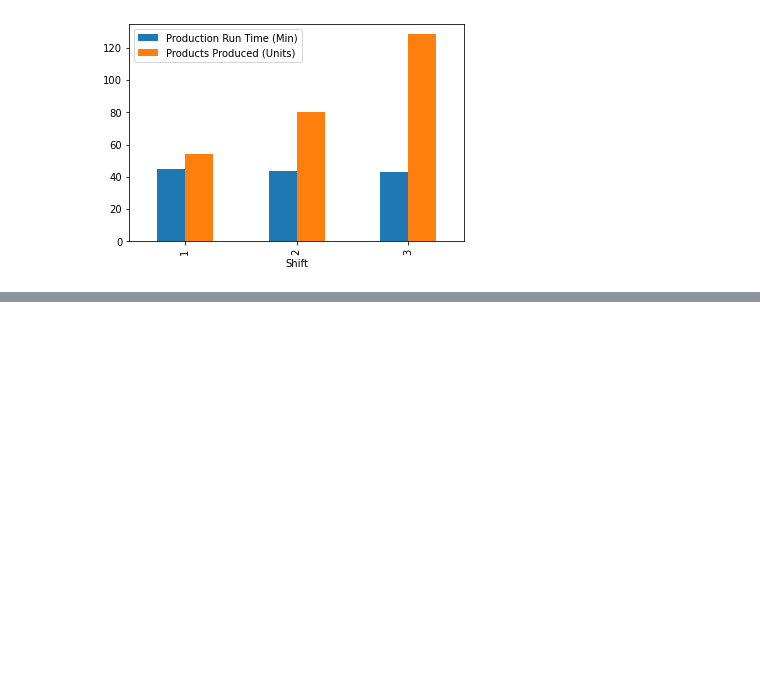
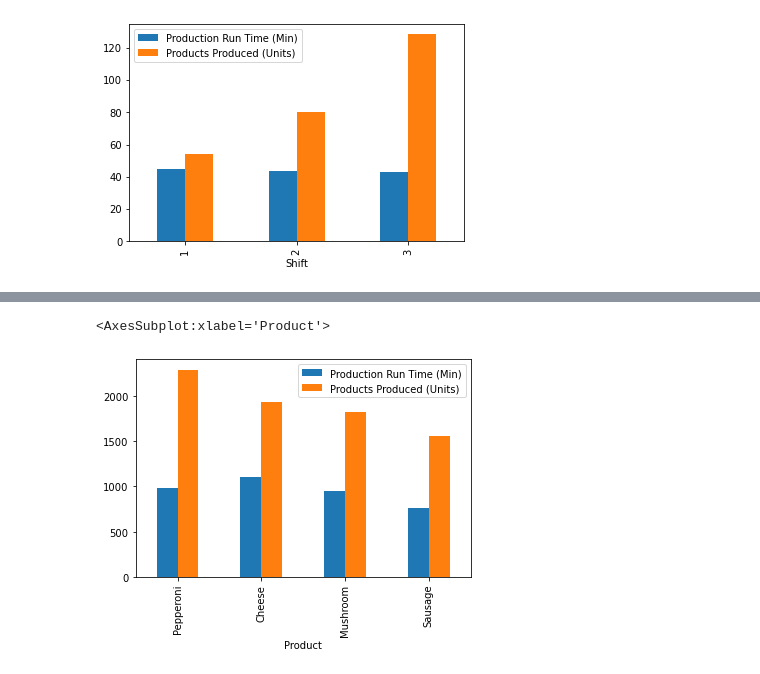
Before and after one commit to darrenng1996/ProductivityPython, a Jupyter notebook: Productivity.ipynb, the cells around one changed output, grey strips where cells are left out. Saved outputs shown, nothing was run; the diff lists cells and outputs as text; code cells hidden in the pictures; blank space fills up the shorter version.

```diff
--- a/Productivity.ipynb
+++ b/Productivity.ipynb
@@ -80,0 +112,4 @@ shift_productivity.plot(kind='bar')
+# %%
+product = df_all.groupby(['Product']).sum()
+# %%
+whichProduct = product.loc[:,"Production Run Time (Min)":"Products Produced (Units)"].sort_values("Products Produced (Units)",ascending=False)
@@ -80,0 +125,5 @@ shift_productivity.plot(kind='bar')
+# %%
+whichProduct.plot(kind='bar')
+# %% [output]
+<AxesSubplot:xlabel='Product'>
+[figure, added]
```
Also changed, not shown: parts of 6 cells of this notebook, 2 other files.
